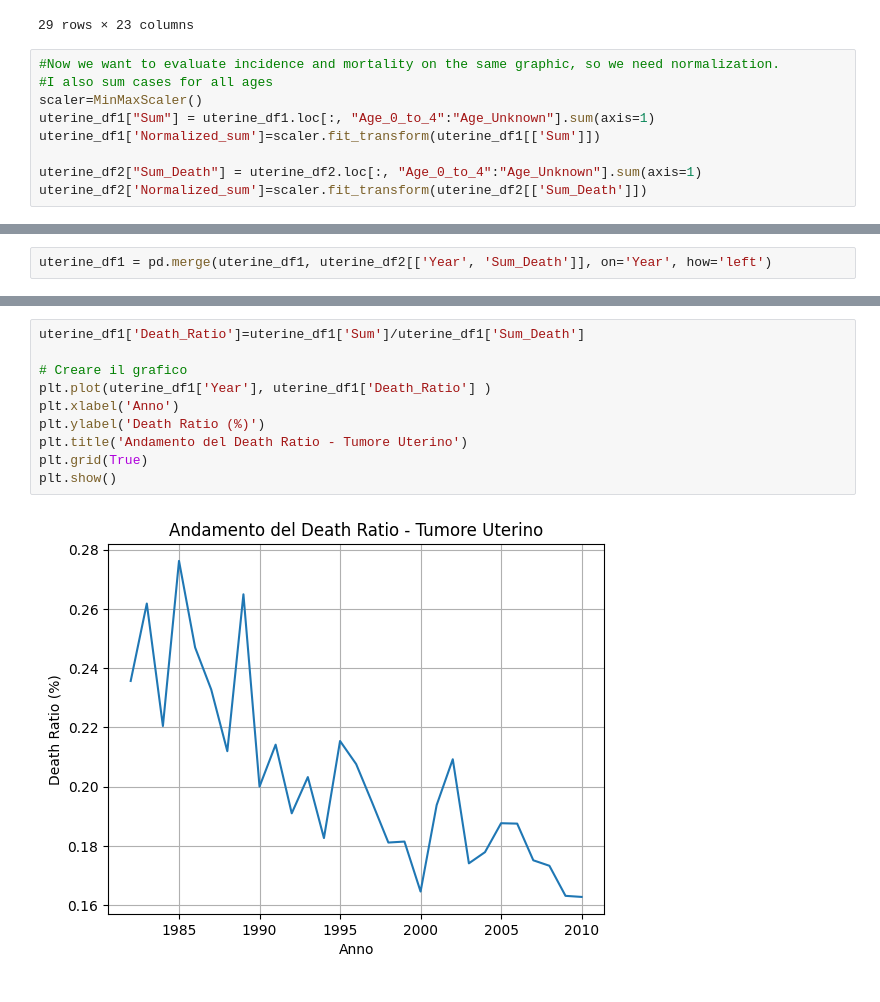
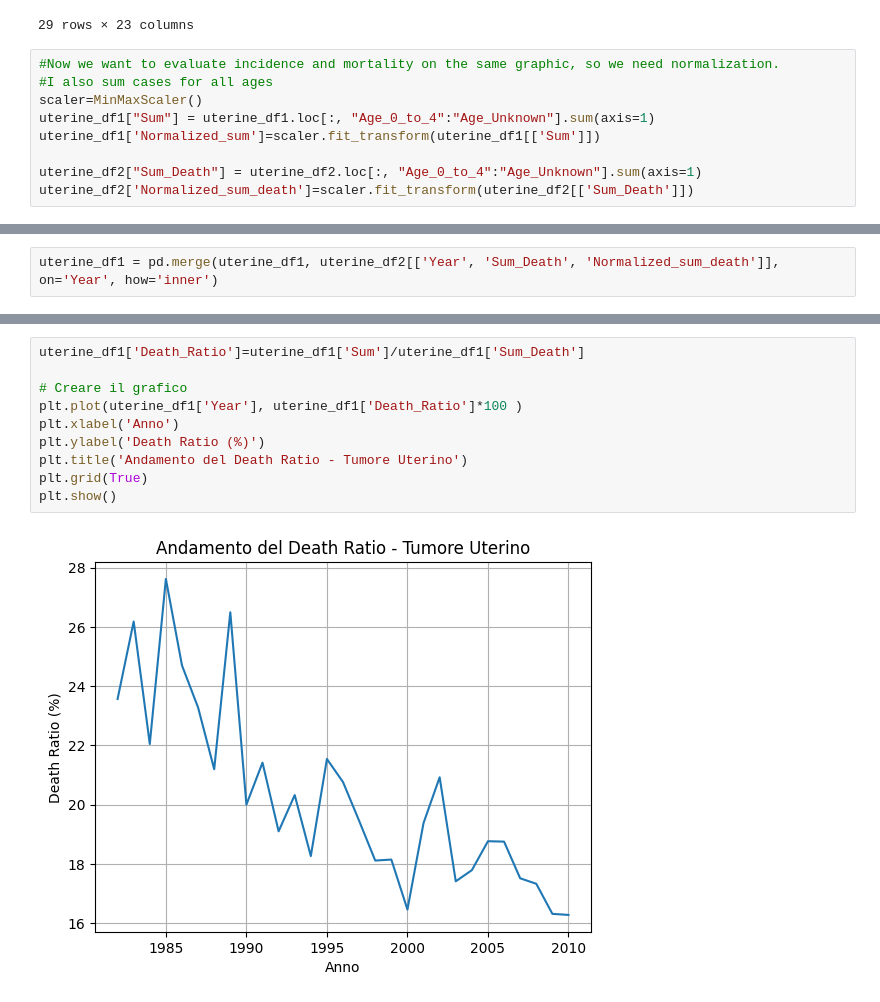
Before and after one commit to ChristianChimi/Australian-HealthCare-Cancer, a Jupyter notebook: Australian_Cancer_Health.ipynb, the cells around one changed output, grey strips where cells are left out. Drawn from its saved outputs; the diff is of its cells as text.

```diff
--- a/Australian_Cancer_Health.ipynb
+++ b/Australian_Cancer_Health.ipynb
@@ -77,4 +77,4 @@ uterine_df1["Sum"] = uterine_df1.loc[:, "Age_0_to_4":"Age_Unknown"].sum(axis=1)
 uterine_df1['Normalized_sum']=scaler.fit_transform(uterine_df1[['Sum']])
 
 uterine_df2["Sum_Death"] = uterine_df2.loc[:, "Age_0_to_4":"Age_Unknown"].sum(axis=1)
-uterine_df2['Normalized_sum']=scaler.fit_transform(uterine_df2[['Sum_Death']])
+uterine_df2['Normalized_sum_death']=scaler.fit_transform(uterine_df2[['Sum_Death']])
@@ -104,3 +81,3 @@ uterine_df2[uterine_df2['Year'] == 2001]
 # %%
-uterine_df1 = pd.merge(uterine_df1, uterine_df2[['Year', 'Sum_Death']], on='Year', how='left')
+uterine_df1 = pd.merge(uterine_df1, uterine_df2[['Year', 'Sum_Death', 'Normalized_sum_death']], on='Year', how='inner')
 # %%
@@ -127,12 +94,12 @@ uterine_df1
 # %%
 uterine_df1['Death_Ratio']=uterine_df1['Sum']/uterine_df1['Sum_Death']
 
 # Creare il grafico
-plt.plot(uterine_df1['Year'], uterine_df1['Death_Ratio'] )
+plt.plot(uterine_df1['Year'], uterine_df1['Death_Ratio']*100 )
 plt.xlabel('Anno')
 plt.ylabel('Death Ratio (%)')
 plt.title('Andamento del Death Ratio - Tumore Uterino')
 plt.grid(True)
 plt.show()
 # %% [output]
-[figure, old version]
+[figure, new version]
```
Also changed, not shown: parts of 4 cells of this notebook.
